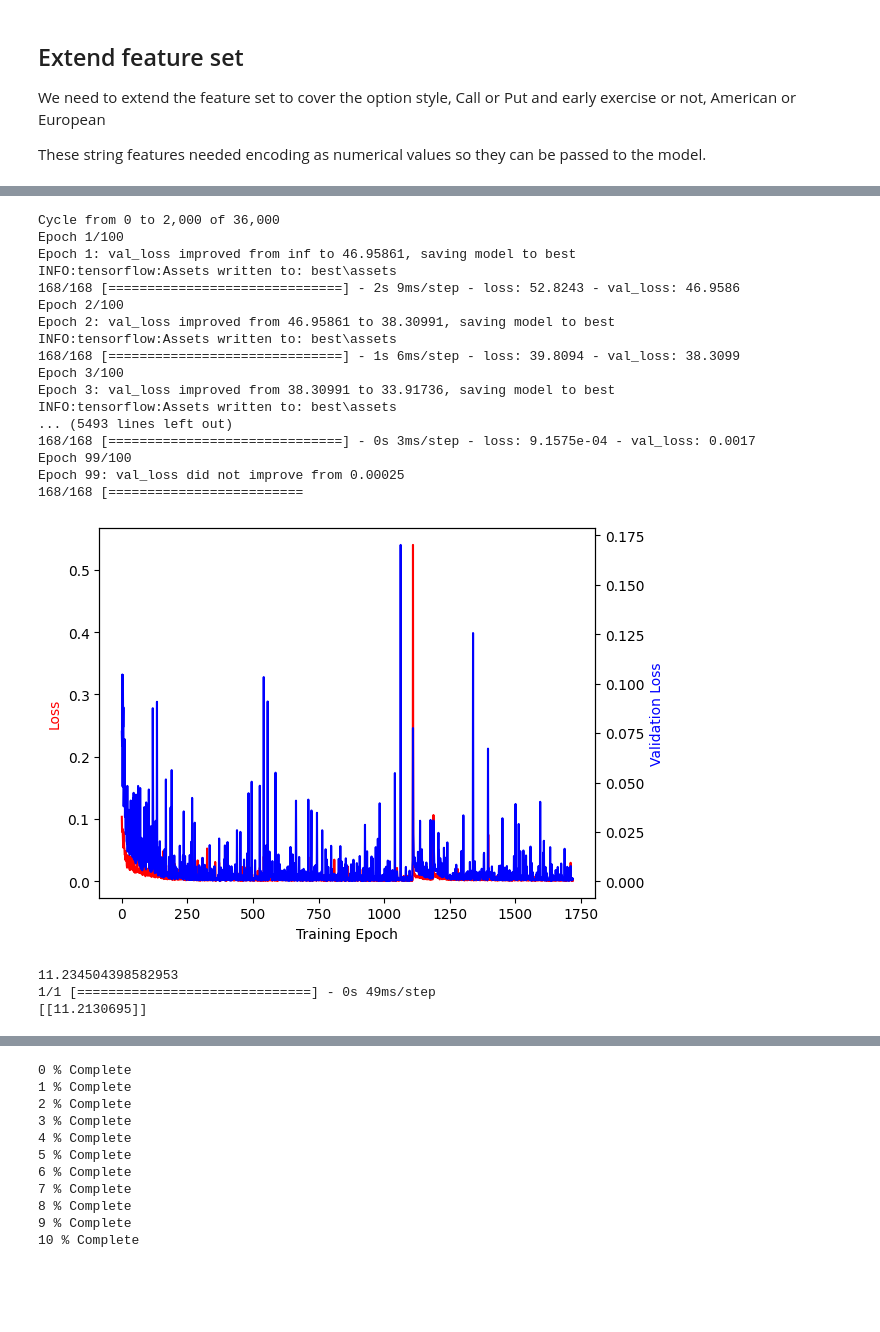
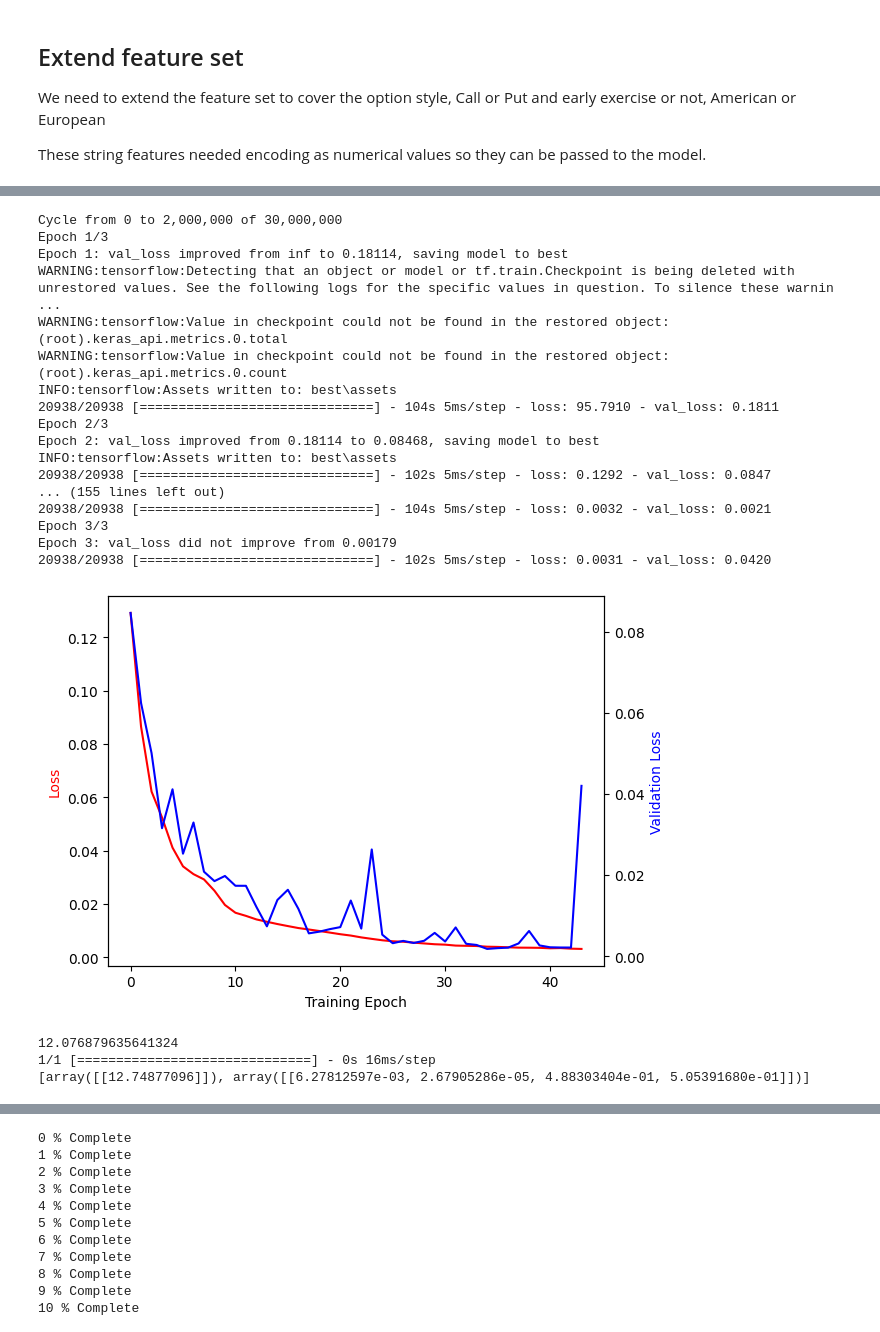
Before and after one commit to parrisma/optprice, a Jupyter notebook: jupyter/optprice.ipynb, the cells around one changed output, grey strips where cells are left out. Drawn from its saved outputs; the diff is of its cells as text; code cells hidden in the pictures; blank space fills up the shorter version.

Commit message:
bit of a mess, interim checkin, experimenting with multi channel NN graph to try and capture different pay off shapes in same NN

```diff
--- a/jupyter/optprice.ipynb
+++ b/jupyter/optprice.ipynb
@@ -1833,0 +2192,5 @@ def create_deeper_neural_net3(input_dim: int = 7)-> Sequential:
+# %%
+model.fit([Xd[0:10000000, :],v[0:10000000, :]],
+          Yd[0:10000000],
+          epochs=3,
+          batch_size=1000)
@@ -1834,6 +2234,6 @@ def create_deeper_neural_net3(input_dim: int = 7)-> Sequential:
 # %%
 def bulk_fit(X_all: np.ndarray,
-             Y_all: np.ndarray,
+             Y_all: List[np.ndarray],
              model,
              max_per_cycle: int = 2e6,
              num_epoch: int = 50,
@@ -1852,7 +2252,6 @@ def bulk_fit(X_all: np.ndarray,
 
     """
 
-    Y_shape = np.shape(Y_all)
     X_shape = np.shape(X_all)
 
     start_idx: int = int(0)
@@ -1934,40 +2362,42 @@ model.load_weights("best")
+# %%
+model = RandomForestRegressor(n_estimators=500, verbose=2)
+model.fit(Xd[0:2000000,:],Yd[0:2000000])
 # %%
 # Train the model.
 #
-model, loss, val_loss = bulk_fit(Xd,
-                                 Yd,
+model, loss, val_loss = bulk_fit(Xd[0:30000000,:],
+                                 Yd[0:30000000],
                                  model,
-                                 num_epoch=100,
-                                 max_per_cycle=2000,
-                                 batch_size=8)
+                                 num_epoch=3,
+                                 batch_size=64)
 # %% [output]
-Cycle from 0 to 2,000 of 36,000
-Epoch 1/100
-Epoch 1: val_loss improved from inf to 46.95861, saving model to best
+Cycle from 0 to 2,000,000 of 30,000,000
+Epoch 1/3
+Epoch 1: val_loss improved from inf to 0.18114, saving model to best
+WARNING:tensorflow:Detecting that an object or model or tf.train.Checkpoint is being deleted with unrestored values. See the following logs for the specific values in question. To silence these warnin ...
+WARNING:tensorflow:Value in checkpoint could not be found in the restored object: (root).keras_api.metrics.0.total
+WARNING:tensorflow:Value in checkpoint could not be found in the restored object: (root).keras_api.metrics.0.count
 INFO:tensorflow:Assets written to: best\assets
-168/168 [==============================] - 2s 9ms/step - loss: 52.8243 - val_loss: 46.9586
-Epoch 2/100
-Epoch 2: val_loss improved from 46.95861 to 38.30991, saving model to best
+20938/20938 [==============================] - 104s 5ms/step - loss: 95.7910 - val_loss: 0.1811
+Epoch 2/3
+Epoch 2: val_loss improved from 0.18114 to 0.08468, saving model to best
 INFO:tensorflow:Assets written to: best\assets
-168/168 [==============================] - 1s 6ms/step - loss: 39.8094 - val_loss: 38.3099
-Epoch 3/100
-Epoch 3: val_loss improved from 38.30991 to 33.91736, saving model to best
-INFO:tensorflow:Assets written to: best\assets
-... (5493 lines left out)
-168/168 [==============================] - 0s 3ms/step - loss: 9.1575e-04 - val_loss: 0.0017
-Epoch 99/100
-Epoch 99: val_loss did not improve from 0.00025
-168/168 [=========================
+20938/20938 [==============================] - 102s 5ms/step - loss: 0.1292 - val_loss: 0.0847
+... (155 lines left out)
+20938/20938 [==============================] - 104s 5ms/step - loss: 0.0032 - val_loss: 0.0021
+Epoch 3/3
+Epoch 3: val_loss did not improve from 0.00179
+20938/20938 [==============================] - 102s 5ms/step - loss: 0.0031 - val_loss: 0.0420
 # %%
 # Examine the training
 #
-plot_training_history(loss, val_loss, skip=80)
+plot_training_history(loss, val_loss, skip=1)
 # %% [output]
-[figure, old version]
+[figure, new version]
 # %%
-v = 0.02
+vl = 0.2
 print(float(option_price_binomial(
-    volatilities=v,
+    volatilities=vl,
     strikes=50,
     expiries=1,
     spots=60,
@@ -1978,11 +2408,12 @@ print(float(option_price_binomial(
     num_steps=100,
     dtype=np.float64,
 )))
-print(model.predict([[60,	50,	1,	0.025,	v,	1,	0]]))
+print(model.predict(np.array([[60,	50,	1,	0.025,	vl,	1,	0]])))
+#print(model.predict([[60,	50,	1,	0.025,	vl,	1,	1]]))
 # %% [output]
-11.234504398582953
-1/1 [==============================] - 0s 49ms/step
-[[11.2130695]]
+12.076879635641324
+1/1 [==============================] - 0s 16ms/step
+[array([[12.74877096]]), array([[6.27812597e-03, 2.67905286e-05, 4.88303404e-01, 5.05391680e-01]])]
 # %%
 #
 # Compare NN Model to valuation function.
```
Also changed, not shown: parts of 38 cells of this notebook.
